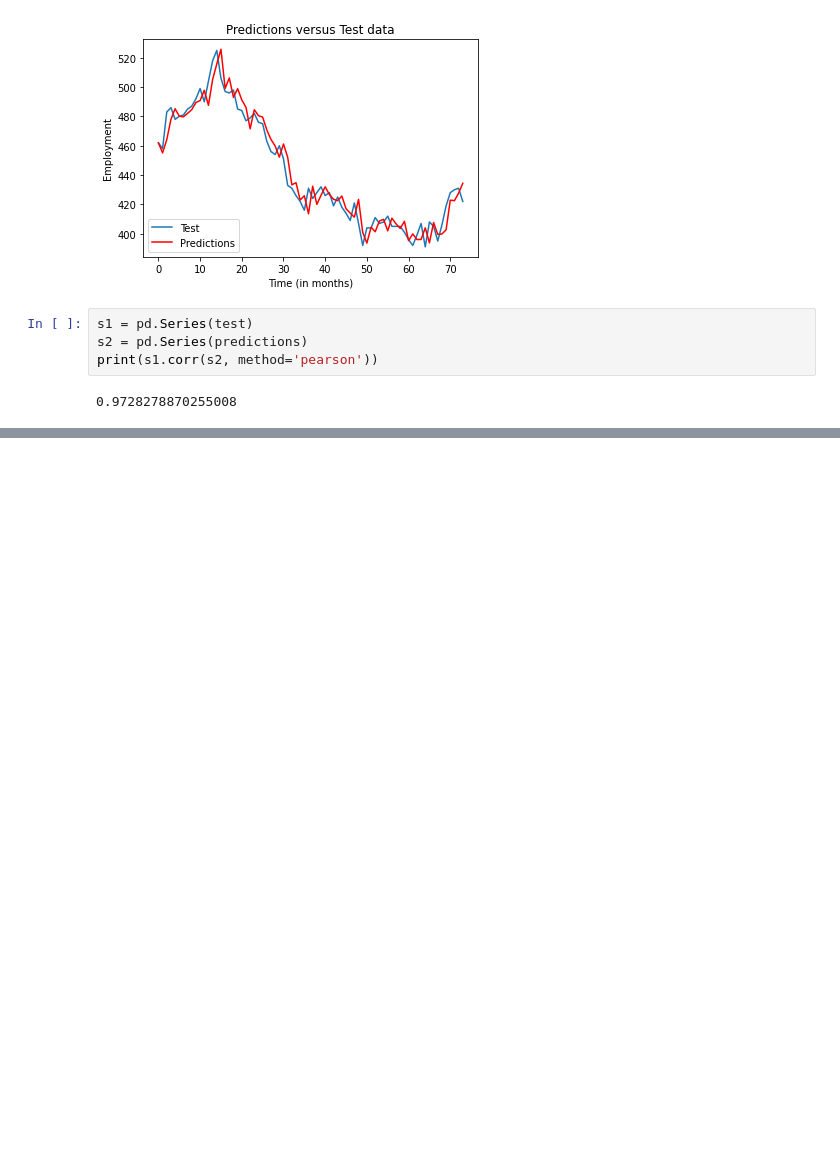
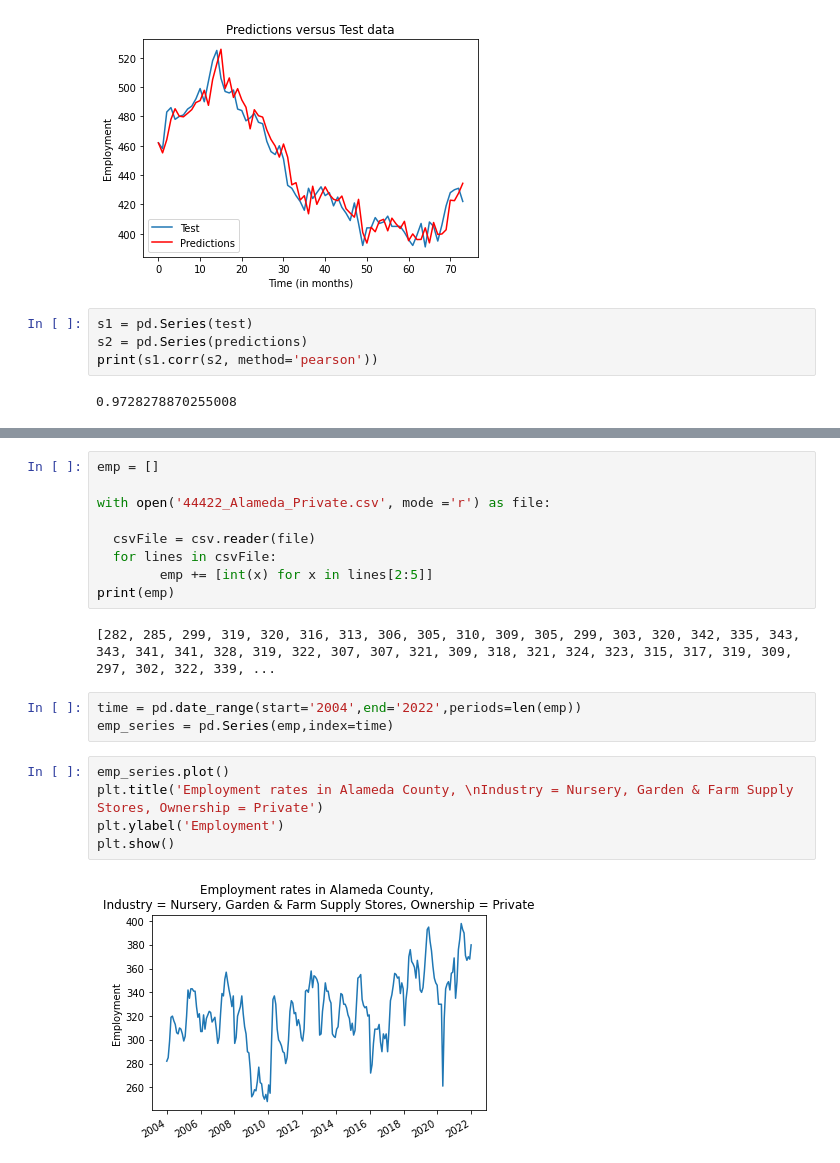
Before and after one commit to ymorsi7/CaliWageAnalysis, a Jupyter notebook: Siddharth/Time_series_Siddharth.ipynb, the cells around one changed output, grey strips where cells are left out. Saved outputs shown, nothing was run; the diff lists cells and outputs as text; blank space fills up the shorter version.

```diff
--- a/Siddharth/Time_series_Siddharth.ipynb
+++ b/Siddharth/Time_series_Siddharth.ipynb
@@ -314,0 +335,21 @@ print(s1.corr(s2, method='pearson'))
+# %%
+emp = []
+
+with open('44422_Alameda_Private.csv', mode ='r') as file:
+
+  csvFile = csv.reader(file)
+  for lines in csvFile:
+        emp += [int(x) for x in lines[2:5]]
+print(emp)
+# %% [output]
+[282, 285, 299, 319, 320, 316, 313, 306, 305, 310, 309, 305, 299, 303, 320, 342, 335, 343, 343, 341, 341, 328, 319, 322, 307, 307, 321, 309, 318, 321, 324, 323, 315, 317, 319, 309, 297, 302, 322, 339, ...
+# %%
+time = pd.date_range(start='2004',end='2022',periods=len(emp))
+emp_series = pd.Series(emp,index=time)
+# %%
+emp_series.plot()
+plt.title('Employment rates in Alameda County, \nIndustry = Nursery, Garden & Farm Supply Stores, Ownership = Private')
+plt.ylabel('Employment')
+plt.show()
+# %% [output]
+[figure, added]
```
Also changed, not shown: parts of 14 cells of this notebook, 1 other file.
